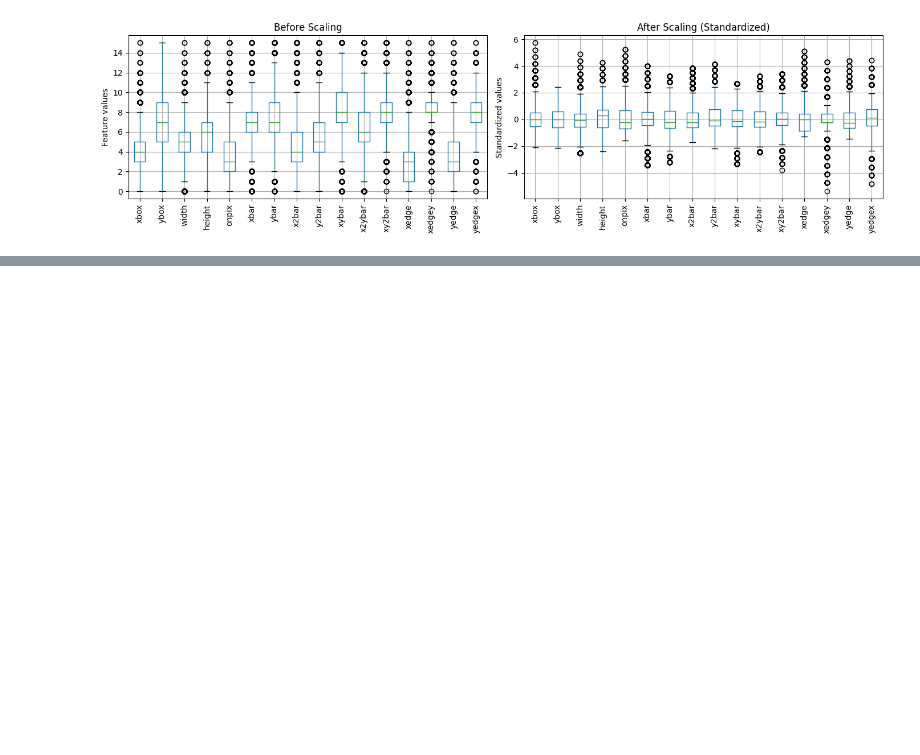
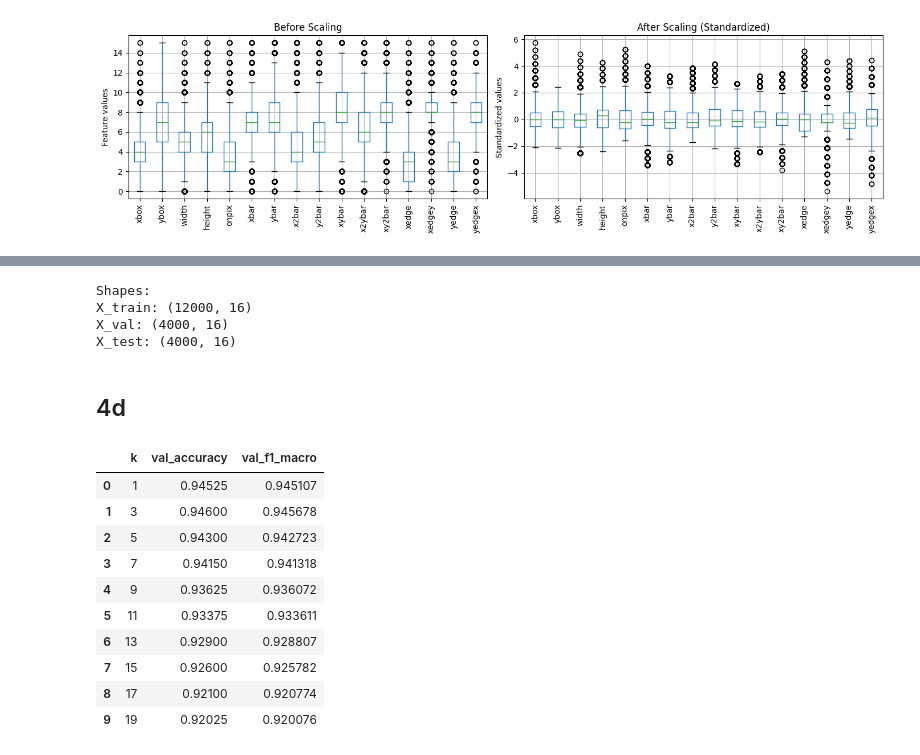
Before and after one commit to Emina1998/BI_Assignment3, a Jupyter notebook: assignment.ipynb, the cells around one changed output, grey strips where cells are left out. Drawn from its saved outputs; the diff is of its cells as text; code cells hidden in the pictures; blank space fills up the shorter version.

```diff
--- a/assignment.ipynb
+++ b/assignment.ipynb
@@ -443,0 +576,72 @@ std   1.000025e+00
+# %%
+# %%
+
+RANDOM_STATE = 42
+
+# 80% train+val, 20% test
+X_train_val, X_test, y_train_val, y_test = train_test_split(
+    X_scaled,
+    y_encoded,
+    test_size=0.2,
+    random_state=RANDOM_STATE,
+    stratify=y_encoded
+)
+
+# 60% train, 20% validation
+X_train, X_val, y_train, y_val = train_test_split(
+    X_train_val,
+    y_train_val,
+    test_size=0.25,
+    random_state=RANDOM_STATE,
+    stratify=y_train_val
+)
+
+print("Shapes:")
+print("X_train:", X_train.shape)
+print("X_val:", X_val.shape)
+print("X_test:", X_test.shape)
+# %% [output]
+Shapes:
+X_train: (12000, 16)
+X_val: (4000, 16)
+X_test: (4000, 16)
+# %% [markdown]
+## 4d
+# %%
+from sklearn.metrics import f1_score
+
+results = []
+
+for k in k_values:
+    model = KNeighborsClassifier(
+        n_neighbors=k,
+        weights="distance",
+        metric="euclidean"
+    )
+
+    model.fit(X_train, y_train)
+    y_val_pred = model.predict(X_val)
+
+    acc = accuracy_score(y_val, y_val_pred)
+    f1 = f1_score(y_val, y_val_pred, average="macro")
+
+    results.append({
+        "k": k,
+        "val_accuracy": acc,
+        "val_f1_macro": f1
+    })
+
+results_df = pd.DataFrame(results)
+results_df
+# %% [output]
+|  | k | val_accuracy | val_f1_macro |
+| 0 | 1 | 0.94525 | 0.945107 |
+| 1 | 3 | 0.94600 | 0.945678 |
+| 2 | 5 | 0.94300 | 0.942723 |
+| 3 | 7 | 0.94150 | 0.941318 |
+| 4 | 9 | 0.93625 | 0.936072 |
+| 5 | 11 | 0.93375 | 0.933611 |
+| 6 | 13 | 0.92900 | 0.928807 |
+| 7 | 15 | 0.92600 | 0.925782 |
+| 8 | 17 | 0.92100 | 0.920774 |
+| 9 | 19 | 0.92025 | 0.920076 |
```
Also changed, not shown: parts of 24 cells of this notebook.
